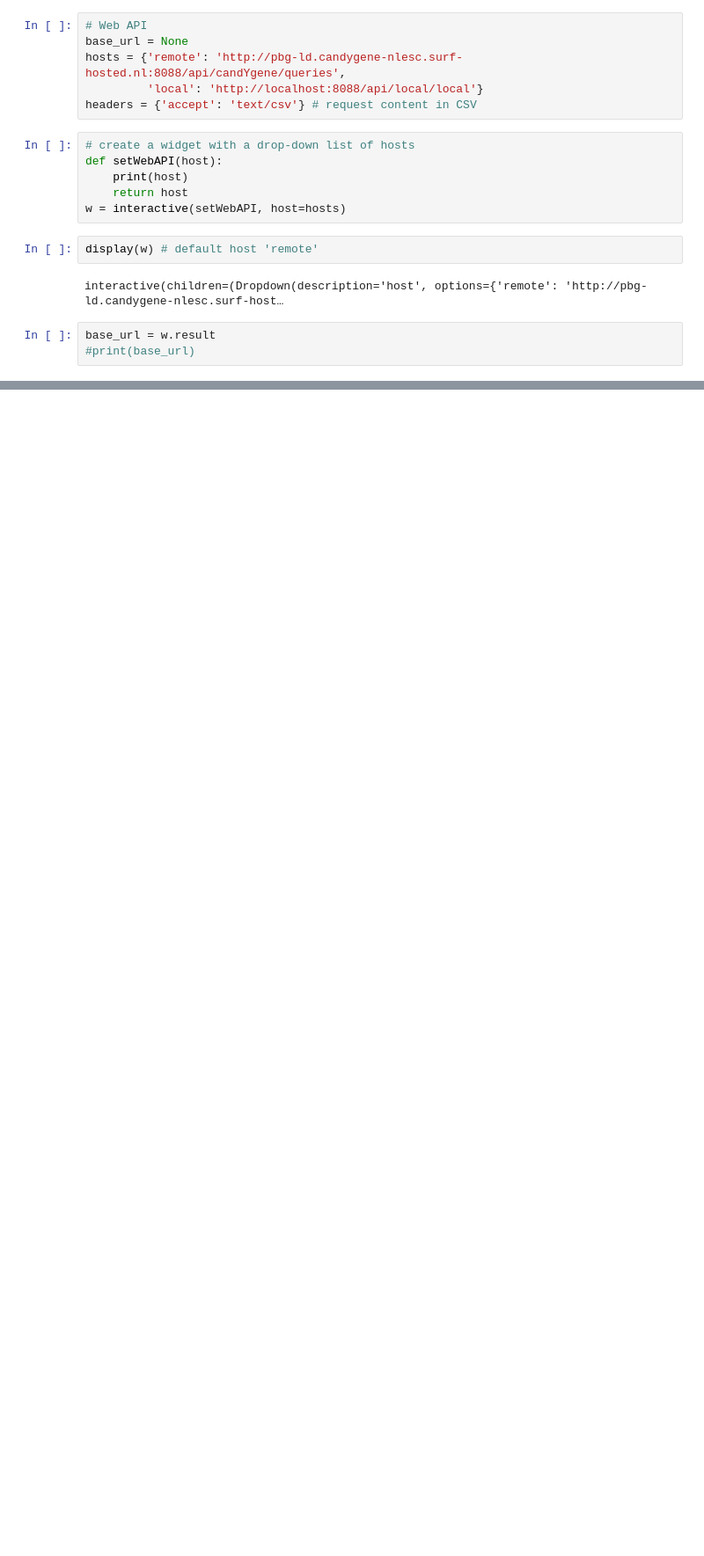
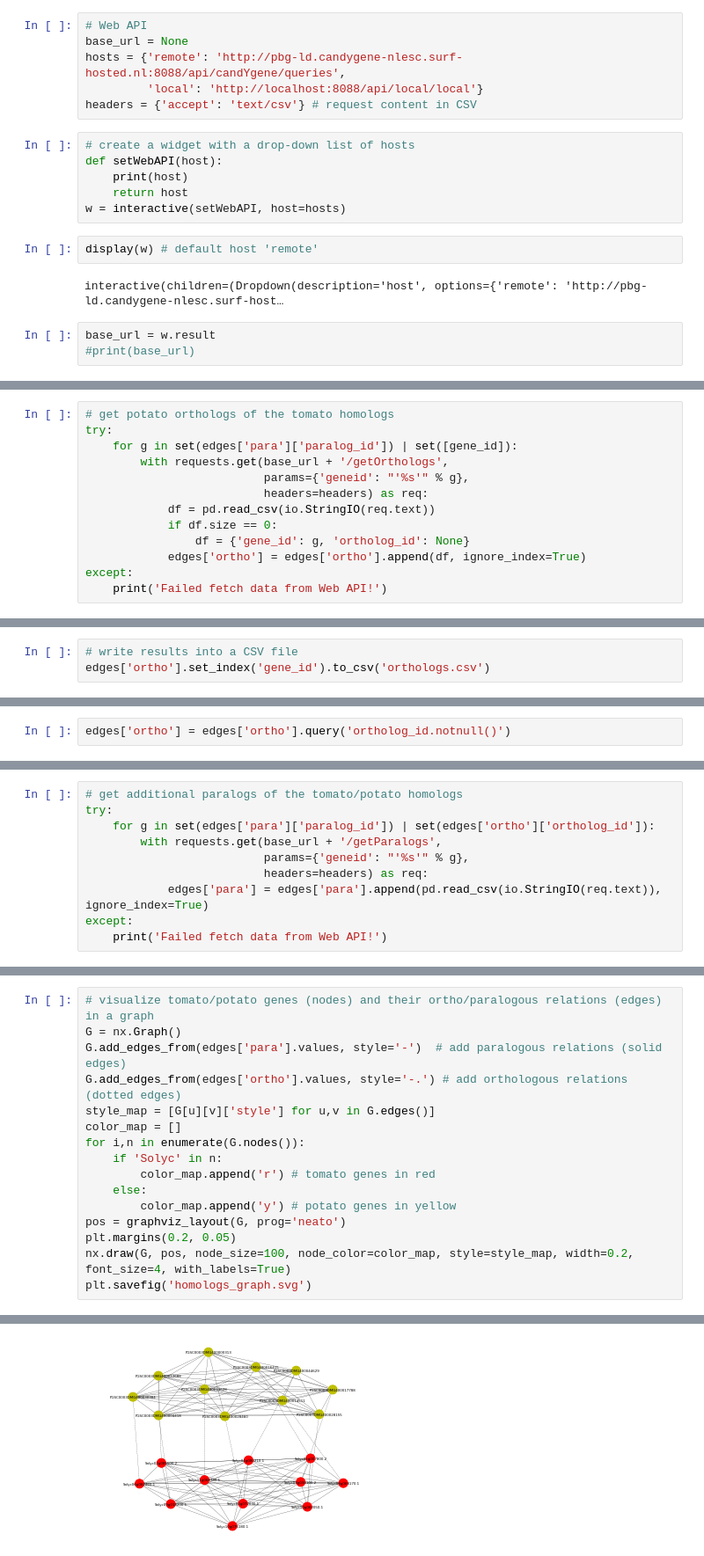
Before and after one commit to candYgene/notebooks, a Jupyter notebook: jupyter/QTL_fruitshape_orthologs.ipynb, the cells around one changed output, grey strips where cells are left out. Shown: that part at 88% size. Saved outputs shown, nothing was run; the diff lists cells and outputs as text; blank space fills up the shorter version.

```diff
--- a/jupyter/QTL_fruitshape_orthologs.ipynb
+++ b/jupyter/QTL_fruitshape_orthologs.ipynb
@@ -236,0 +154,13 @@ genes_annot = pd.DataFrame(rows, columns=cols).sort_values(['gene_id', 'chrom',
+# %%
+# get potato orthologs of the tomato homologs
+try:
+    for g in set(edges['para']['paralog_id']) | set([gene_id]):
+        with requests.get(base_url + '/getOrthologs',
+                          params={'geneid': "'%s'" % g},
+                          headers=headers) as req:
+            df = pd.read_csv(io.StringIO(req.text))
+            if df.size == 0:
+                df = {'gene_id': g, 'ortholog_id': None}
+            edges['ortho'] = edges['ortho'].append(df, ignore_index=True)
+except:
+    print('Failed fetch data from Web API!')
@@ -236,0 +182,3 @@ genes_annot = pd.DataFrame(rows, columns=cols).sort_values(['gene_id', 'chrom',
+# %%
+# write results into a CSV file
+edges['ortho'].set_index('gene_id').to_csv('orthologs.csv')
@@ -236,0 +205,2 @@ genes_annot = pd.DataFrame(rows, columns=cols).sort_values(['gene_id', 'chrom',
+# %%
+edges['ortho'] = edges['ortho'].query('ortholog_id.notnull()')
@@ -236,0 +209,10 @@ genes_annot = pd.DataFrame(rows, columns=cols).sort_values(['gene_id', 'chrom',
+# %%
+# get additional paralogs of the tomato/potato homologs
+try:
+    for g in set(edges['para']['paralog_id']) | set(edges['ortho']['ortholog_id']):
+        with requests.get(base_url + '/getParalogs',
+                          params={'geneid': "'%s'" % g},
+                          headers=headers) as req:
+            edges['para'] = edges['para'].append(pd.read_csv(io.StringIO(req.text)), ignore_index=True)
+except:
+    print('Failed fetch data from Web API!')
@@ -236,0 +267,17 @@ genes_annot = pd.DataFrame(rows, columns=cols).sort_values(['gene_id', 'chrom',
+# %%
+# visualize tomato/potato genes (nodes) and their ortho/paralogous relations (edges) in a graph
+G = nx.Graph()
+G.add_edges_from(edges['para'].values, style='-')  # add paralogous relations (solid edges)
+G.add_edges_from(edges['ortho'].values, style='-.') # add orthologous relations (dotted edges)
+style_map = [G[u][v]['style'] for u,v in G.edges()]
+color_map = []
+for i,n in enumerate(G.nodes()):
+    if 'Solyc' in n:
+        color_map.append('r') # tomato genes in red
+    else:
+        color_map.append('y') # potato genes in yellow
+pos = graphviz_layout(G, prog='neato')
+plt.margins(0.2, 0.05)
+nx.draw(G, pos, node_size=100, node_color=color_map, style=style_map, width=0.2, font_size=4, with_labels=True)
+plt.savefig('homologs_graph.svg')
+# %% [output]
@@ -236,0 +286 @@ genes_annot = pd.DataFrame(rows, columns=cols).sort_values(['gene_id', 'chrom',
+[figure, added]
```
Also changed, not shown: parts of 55 cells of this notebook, 5 other files.
